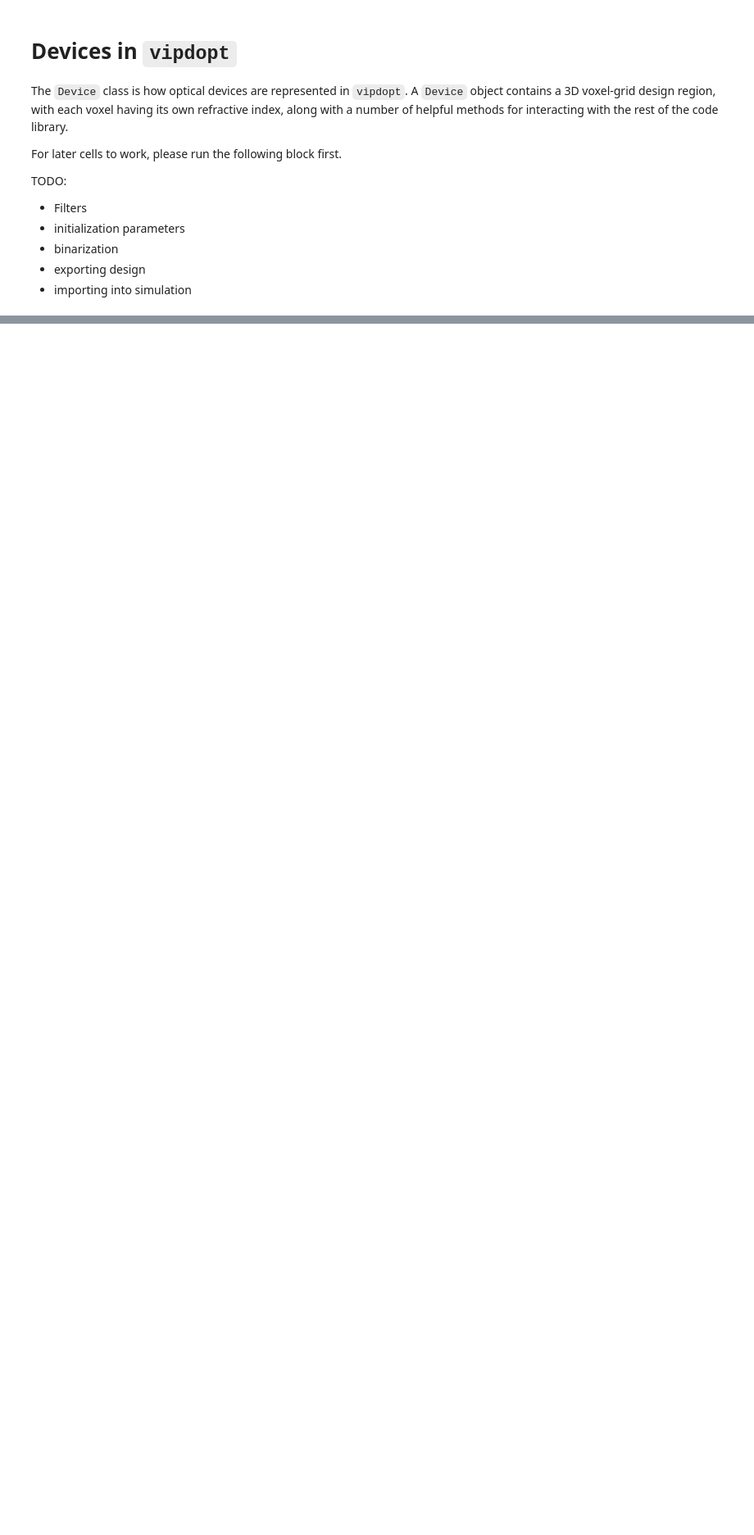
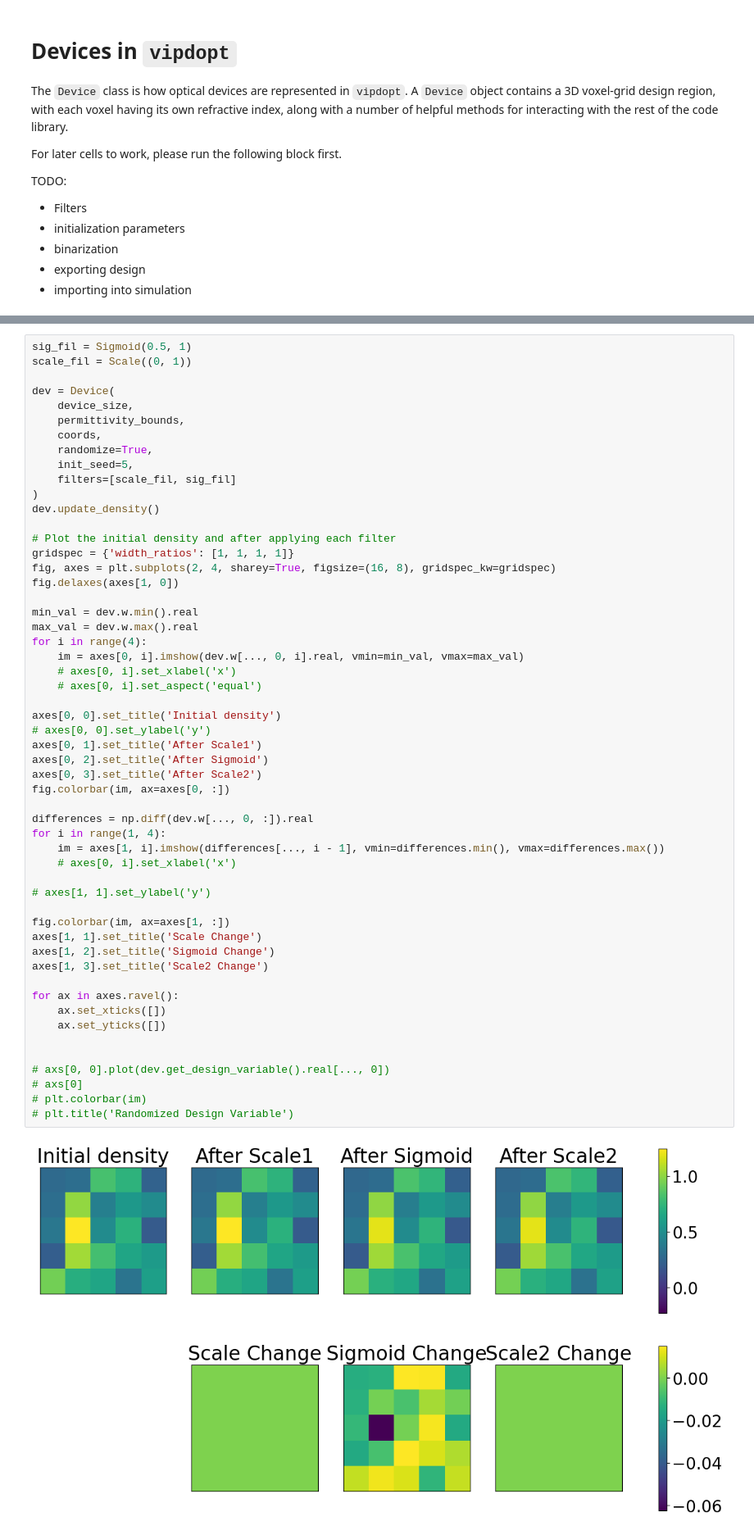
Before and after one commit to Faraon-Lab/vipdopt, a Jupyter notebook: docs/notebooks/device.ipynb, the cells around one changed output, grey strips where cells are left out. Shown: that part at 82% size. Drawn from its saved outputs; the diff is of its cells as text; blank space fills up the shorter version.

```diff
--- a/docs/notebooks/device.ipynb
+++ b/docs/notebooks/device.ipynb
@@ -121,0 +139,56 @@ Text(0.5, 1.0, 'Randomized Design Variable')
+# %%
+sig_fil = Sigmoid(0.5, 1)
+scale_fil = Scale((0, 1))
+
+dev = Device(
+    device_size,
+    permittivity_bounds,
+    coords,
+    randomize=True,
+    init_seed=5,
+    filters=[scale_fil, sig_fil]
+)
+dev.update_density()
+
+# Plot the initial density and after applying each filter
+gridspec = {'width_ratios': [1, 1, 1, 1]}
+fig, axes = plt.subplots(2, 4, sharey=True, figsize=(16, 8), gridspec_kw=gridspec)
+fig.delaxes(axes[1, 0])
+
+min_val = dev.w.min().real
+max_val = dev.w.max().real
+for i in range(4):
+    im = axes[0, i].imshow(dev.w[..., 0, i].real, vmin=min_val, vmax=max_val)
+    # axes[0, i].set_xlabel('x')
+    # axes[0, i].set_aspect('equal')
+
+axes[0, 0].set_title('Initial density')
+# axes[0, 0].set_ylabel('y')
+axes[0, 1].set_title('After Scale1')
+axes[0, 2].set_title('After Sigmoid')
+axes[0, 3].set_title('After Scale2')
+fig.colorbar(im, ax=axes[0, :])
+
+differences = np.diff(dev.w[..., 0, :]).real
+for i in range(1, 4):
+    im = axes[1, i].imshow(differences[..., i - 1], vmin=differences.min(), vmax=differences.max())
+    # axes[0, i].set_xlabel('x')
+
+# axes[1, 1].set_ylabel('y')
+
+fig.colorbar(im, ax=axes[1, :])
+axes[1, 1].set_title('Scale Change')
+axes[1, 2].set_title('Sigmoid Change')
+axes[1, 3].set_title('Scale2 Change')
+
+for ax in axes.ravel():
+    ax.set_xticks([])
+    ax.set_yticks([])
+
+
+# axs[0, 0].plot(dev.get_design_variable().real[..., 0])
+# axs[0]
+# plt.colorbar(im)
+# plt.title('Randomized Design Variable')
+# %% [output]
+[figure, added]
```
Also changed, not shown: parts of 8 cells of this notebook, 9 other files.
